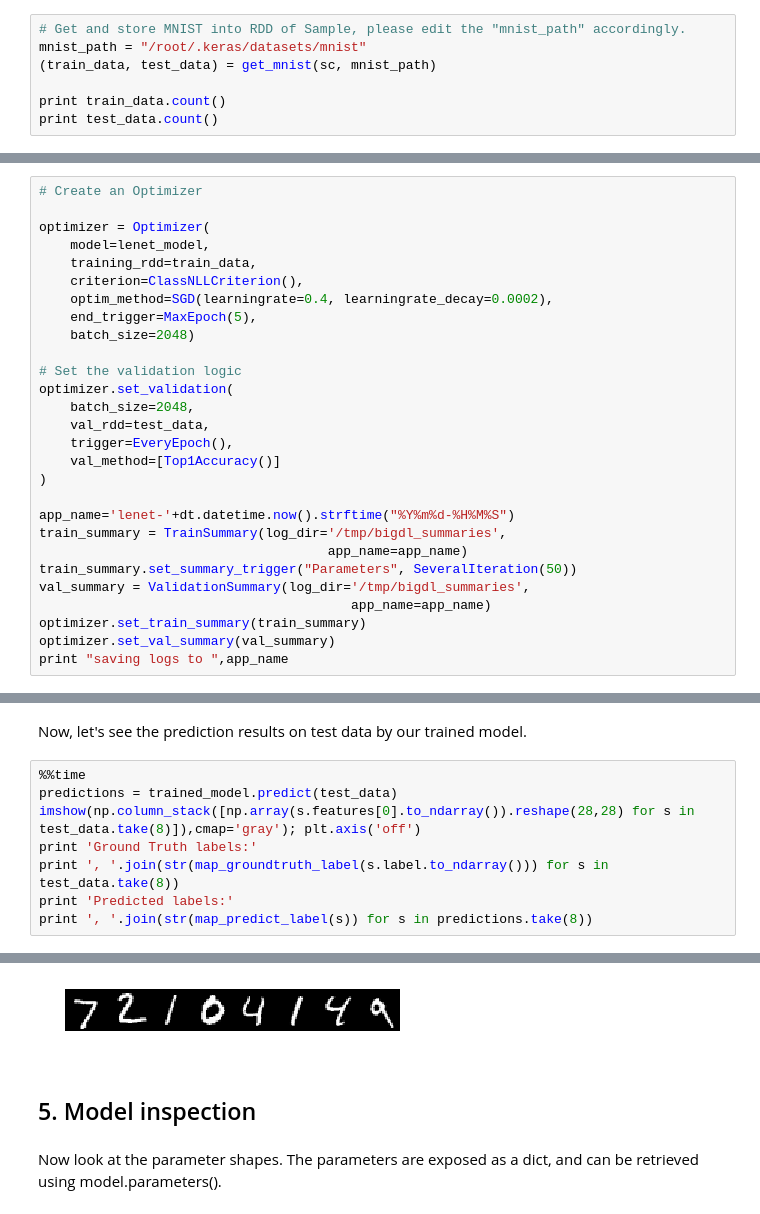
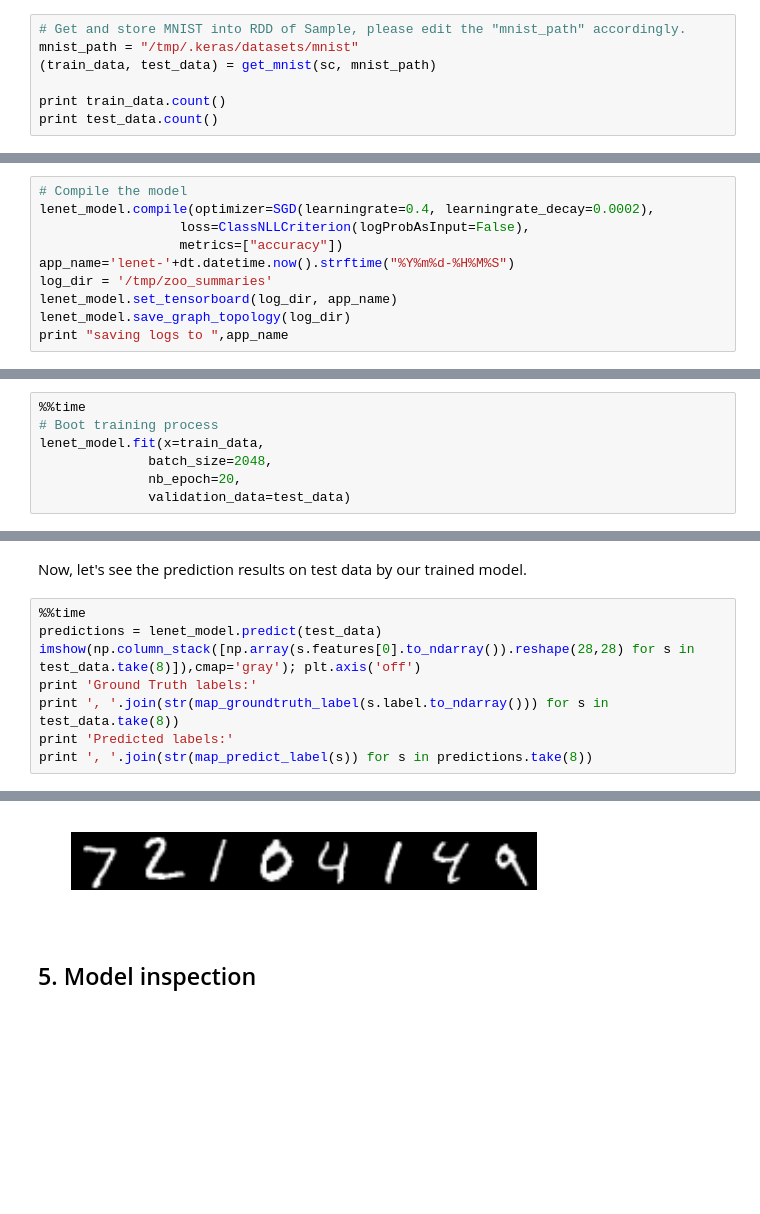
Before and after one commit to zhichao-li/tzoo, a Jupyter notebook: notebooks/part1/cnn.ipynb, the cells around one changed output, grey strips where cells are left out. Cells and saved outputs as stored; diff of their text form; blank space fills up the shorter version.

```diff
--- a/notebooks/part1/cnn.ipynb
+++ b/notebooks/part1/cnn.ipynb
@@ -50,7 +52,7 @@ First, we should get and store MNIST into RDD of Sample.
 Note: *edit the "mnist_path" accordingly. If the "mnist_path" directory does not consist of the mnist data, mnist.read_data_sets method will download the dataset directly to the directory*.
 # %%
 # Get and store MNIST into RDD of Sample, please edit the "mnist_path" accordingly.
-mnist_path = "/root/.keras/datasets/mnist"
+mnist_path = "/tmp/.keras/datasets/mnist"
 (train_data, test_data) = get_mnist(sc, mnist_path)
 
 print train_data.count()
@@ -101,31 +96,13 @@ creating: createLogSoftMax
 # %% [markdown]
 ## 3. Optimizer setup and training
 # %%
-# Create an Optimizer
-
-optimizer = Optimizer(
-    model=lenet_model,
-    training_rdd=train_data,
-    criterion=ClassNLLCriterion(),
-    optim_method=SGD(learningrate=0.4, learningrate_decay=0.0002),
-    end_trigger=MaxEpoch(5),
-    batch_size=2048)
-
-# Set the validation logic
-optimizer.set_validation(
-    batch_size=2048,
-    val_rdd=test_data,
-    trigger=EveryEpoch(),
-    val_method=[Top1Accuracy()]
-)
-
+# Compile the model
+lenet_model.compile(optimizer=SGD(learningrate=0.4, learningrate_decay=0.0002),
+                  loss=ClassNLLCriterion(logProbAsInput=False),
+                  metrics=["accuracy"])
 app_name='lenet-'+dt.datetime.now().strftime("%Y%m%d-%H%M%S")
-train_summary = TrainSummary(log_dir='/tmp/bigdl_summaries',
-                                     app_name=app_name)
-train_summary.set_summary_trigger("Parameters", SeveralIteration(50))
-val_summary = ValidationSummary(log_dir='/tmp/bigdl_summaries',
-                                        app_name=app_name)
-optimizer.set_train_summary(train_summary)
-optimizer.set_val_summary(val_summary)
+log_dir = '/tmp/zoo_summaries'
+lenet_model.set_tensorboard(log_dir, app_name)
+lenet_model.save_graph_topology(log_dir)
 print "saving logs to ",app_name
 # %% [output]
@@ -153,0 +116,7 @@ Wall time: 55.7 s
+# %%
+%%time
+# Boot training process
+lenet_model.fit(x=train_data,
+              batch_size=2048,
+              nb_epoch=20,
+              validation_data=test_data)
@@ -174,7 +146,7 @@ Ground Truth labels:
 Now, let's see the prediction results on test data by our trained model.
 # %%
 %%time
-predictions = trained_model.predict(test_data)
+predictions = lenet_model.predict(test_data)
 imshow(np.column_stack([np.array(s.features[0].to_ndarray()).reshape(28,28) for s in test_data.take(8)]),cmap='gray'); plt.axis('off')
 print 'Ground Truth labels:'
 print ', '.join(str(map_groundtruth_label(s.label.to_ndarray())) for s in test_data.take(8))
@@ -190,5 +162,3 @@ Wall time: 381 ms
-[figure, old version]
+[figure, new version]
 # %% [markdown]
 ## 5. Model inspection
-# %% [markdown]
-Now look at the parameter shapes. The parameters are exposed as a dict, and can be retrieved using model.parameters().
```
Also changed, not shown: parts of 19 cells of this notebook, 28 other files.
